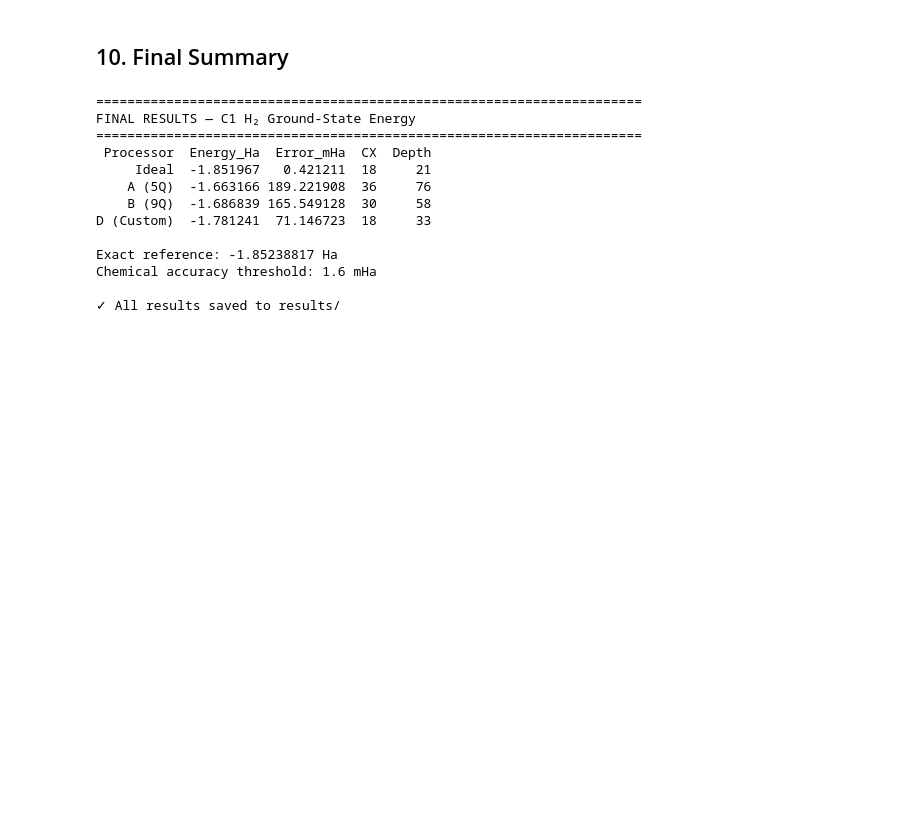
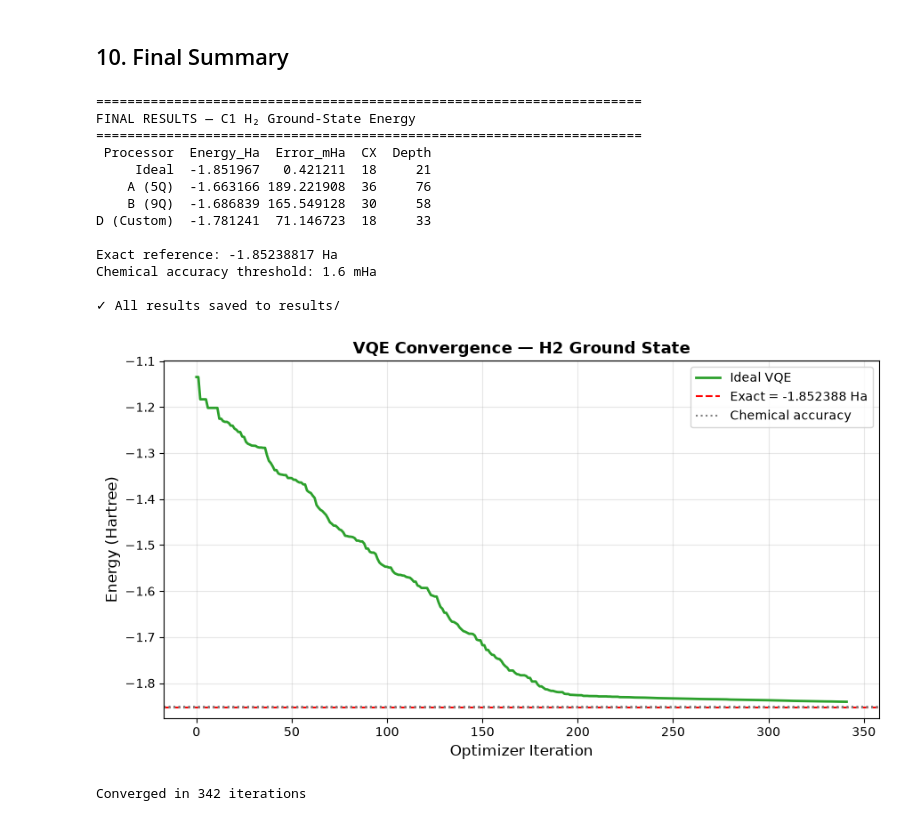
Before and after one commit to Ryomen-Srujan/qff-2026-c1-h2-vqe, a Jupyter notebook: main.ipynb, the cells around one changed output. Saved outputs shown, nothing was run; the diff lists cells and outputs as text; code cells hidden in the pictures; blank space fills up the shorter version.

```diff
--- a/main.ipynb
+++ b/main.ipynb
@@ -539,3 +539,55 @@ Exact reference: -1.85238817 Ha
 Chemical accuracy threshold: 1.6 mHa
 
 ✓ All results saved to results/
+# %%
+import numpy as np
+import matplotlib.pyplot as plt
+from scipy.optimize import minimize
+from qiskit.primitives import StatevectorEstimator
+
+# --- VQE Convergence Plot ---
+convergence_ideal = []
+
+estimator_ideal = StatevectorEstimator()
+
+def vqe_cost(params, ansatz, hamiltonian, estimator):
+    bound_circuit = ansatz.assign_parameters(params)
+    try:
+        job = estimator.run([bound_circuit], [hamiltonian])
+        result = job.result()
+        return float(np.real(result.values[0]))
+    except (TypeError, ValueError, AttributeError):
+        job = estimator.run([(bound_circuit, hamiltonian)])
+        result = job.result()
+        return float(np.real(result[0].data.evs))
+
+np.random.seed(42)
+x0 = np.random.rand(ansatz.num_parameters)
+
+res_conv = minimize(
+    vqe_cost, x0,
+    args=(ansatz, hamiltonian, estimator_ideal),
+    method="COBYLA",
+    options={"maxiter": 500, "tol": 1e-8},
+    callback=lambda xk: convergence_ideal.append(
+        float(vqe_cost(xk, ansatz, hamiltonian, estimator_ideal))
+    )
+)
+
+fig, ax = plt.subplots(figsize=(9, 5))
+ax.plot(convergence_ideal, color="#2ca02c", lw=2, label="Ideal VQE")
+ax.axhline(exact_energy, color="red", ls="--", lw=1.5, label=f"Exact = {exact_energy:.6f} Ha")
+ax.axhline(exact_energy + 0.0016, color="gray", ls=":", label="Chemical accuracy")
+ax.axhline(exact_energy - 0.0016, color="gray", ls=":")
+ax.set_xlabel("Optimizer Iteration", fontsize=12)
+ax.set_ylabel("Energy (Hartree)", fontsize=12)
+ax.set_title("VQE Convergence — H2 Ground State", fontsize=13, fontweight="bold")
+ax.legend()
+ax.grid(True, alpha=0.3)
+plt.tight_layout()
+plt.savefig("results/figures/convergence.png", dpi=300)
+plt.show()
+print(f"Converged in {len(convergence_ideal)} iterations")
+# %% [output]
+[figure, added]
+Converged in 342 iterations
```
Also changed, not shown: 23 other files.
